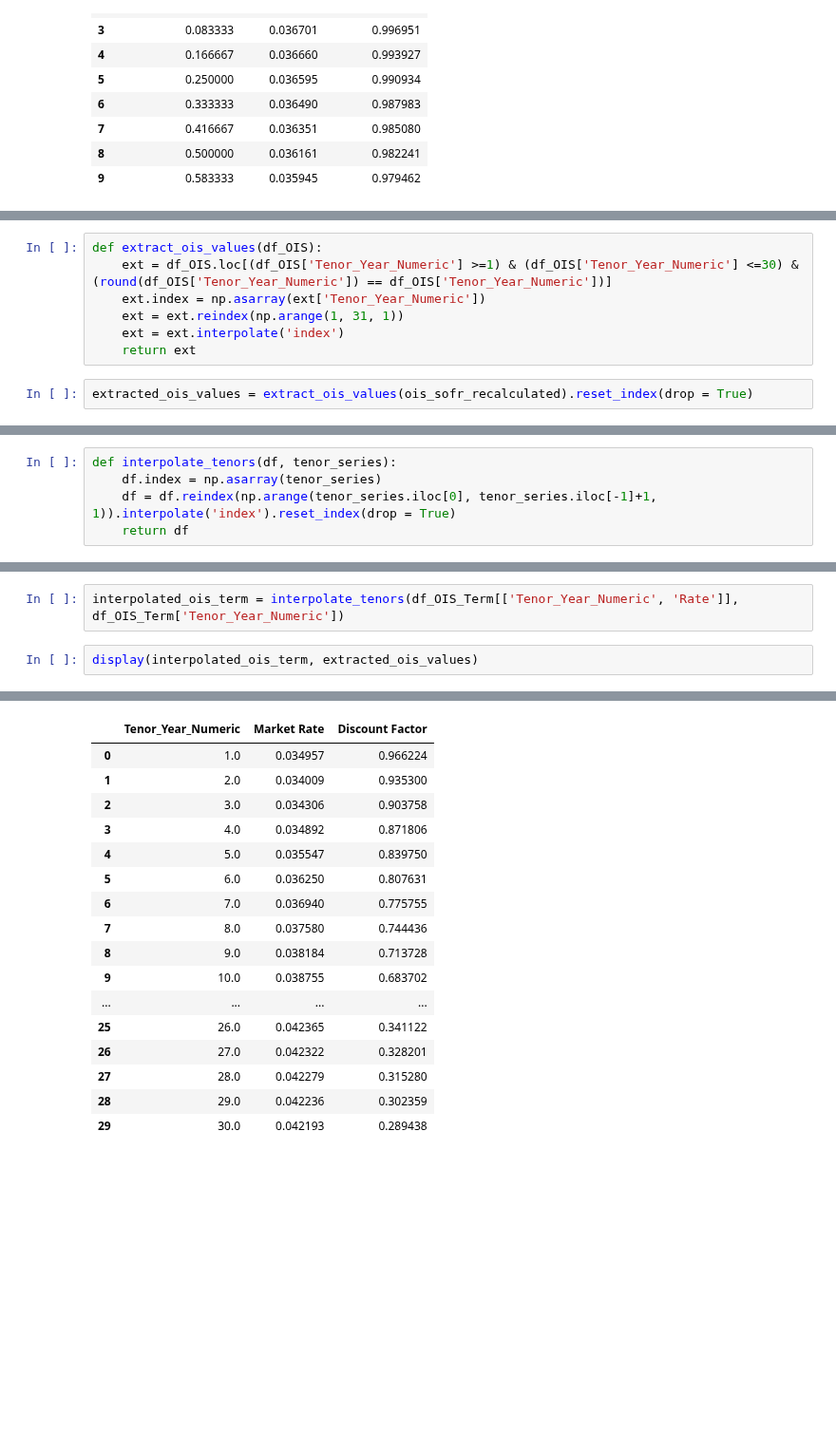
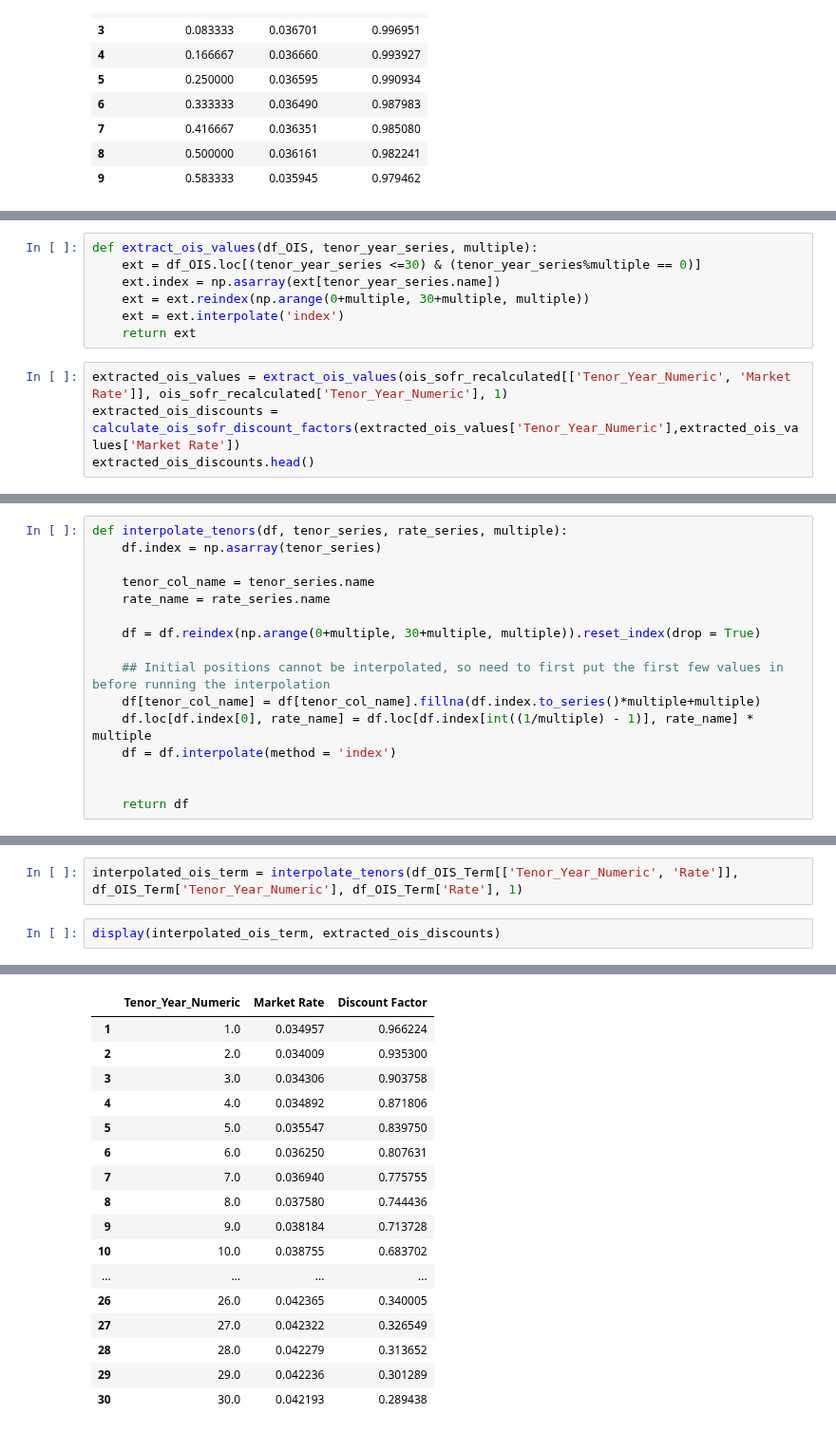
Before and after one commit to Gregtwl/QF605_Assignment, a Jupyter notebook: Answer_Deck.ipynb, the cells around one changed output, grey strips where cells are left out. Shown at 95% size. Cells and saved outputs as stored; diff of their text form; blank space fills up the shorter version.

Commit message:
Completed with Bootstrapping of all Curves and Discount Factors

```diff
--- a/Answer_Deck.ipynb
+++ b/Answer_Deck.ipynb
@@ -436,9 +458,11 @@ We can iteratively solve for $D(0,T_n)$ given the OIS SOFR rates
 # %%
-def extract_ois_values(df_OIS):
-    ext = df_OIS.loc[(df_OIS['Tenor_Year_Numeric'] >=1) & (df_OIS['Tenor_Year_Numeric'] <=30) & (round(df_OIS['Tenor_Year_Numeric']) == df_OIS['Tenor_Year_Numeric'])]
-    ext.index = np.asarray(ext['Tenor_Year_Numeric'])
-    ext = ext.reindex(np.arange(1, 31, 1))
+def extract_ois_values(df_OIS, tenor_year_series, multiple):
+    ext = df_OIS.loc[(tenor_year_series <=30) & (tenor_year_series%multiple == 0)]
+    ext.index = np.asarray(ext[tenor_year_series.name])
+    ext = ext.reindex(np.arange(0+multiple, 30+multiple, multiple))
     ext = ext.interpolate('index')
     return ext
 # %%
-extracted_ois_values = extract_ois_values(ois_sofr_recalculated).reset_index(drop = True)
+extracted_ois_values = extract_ois_values(ois_sofr_recalculated[['Tenor_Year_Numeric', 'Market Rate']], ois_sofr_recalculated['Tenor_Year_Numeric'], 1)
+extracted_ois_discounts = calculate_ois_sofr_discount_factors(extracted_ois_values['Tenor_Year_Numeric'],extracted_ois_values['Market Rate'])
+extracted_ois_discounts.head()
@@ -445,6 +476,17 @@ extracted_ois_values = extract_ois_values(ois_sofr_recalculated).reset_index(dro
 # %%
-def interpolate_tenors(df, tenor_series):
+def interpolate_tenors(df, tenor_series, rate_series, multiple):
     df.index = np.asarray(tenor_series)
-    df = df.reindex(np.arange(tenor_series.iloc[0], tenor_series.iloc[-1]+1, 1)).interpolate('index').reset_index(drop = True)
+
+    tenor_col_name = tenor_series.name
+    rate_name = rate_series.name
+
+    df = df.reindex(np.arange(0+multiple, 30+multiple, multiple)).reset_index(drop = True)
+
+    ## Initial positions cannot be interpolated, so need to first put the first few values in before running the interpolation
+    df[tenor_col_name] = df[tenor_col_name].fillna(df.index.to_series()*multiple+multiple)
+    df.loc[df.index[0], rate_name] = df.loc[df.index[int((1/multiple) - 1)], rate_name] * multiple
+    df = df.interpolate(method = 'index')
+
+
     return df
 # %%
@@ -469,39 +494,39 @@ df_OIS_Term
 # %%
-interpolated_ois_term = interpolate_tenors(df_OIS_Term[['Tenor_Year_Numeric', 'Rate']], df_OIS_Term['Tenor_Year_Numeric'])
+interpolated_ois_term = interpolate_tenors(df_OIS_Term[['Tenor_Year_Numeric', 'Rate']], df_OIS_Term['Tenor_Year_Numeric'], df_OIS_Term['Rate'], 1)
 # %%
-display(interpolated_ois_term, extracted_ois_values)
+display(interpolated_ois_term, extracted_ois_discounts)
 # %% [output]
 |  | Tenor_Year_Numeric | Rate |
 | 0 | 1.0 | 0.04650 |
 | 1 | 2.0 | 0.04350 |
 | 2 | 3.0 | 0.04150 |
 | 3 | 4.0 | 0.04020 |
 | 4 | 5.0 | 0.03950 |
 | 5 | 6.0 | 0.03920 |
 | 6 | 7.0 | 0.03900 |
 | 7 | 8.0 | 0.03900 |
 | 8 | 9.0 | 0.03910 |
 | 9 | 10.0 | 0.03930 |
 | ... | ... | ... |
 | 25 | 26.0 | 0.04112 |
 | 26 | 27.0 | 0.04114 |
 | 27 | 28.0 | 0.04116 |
 | 28 | 29.0 | 0.04118 |
 | 29 | 30.0 | 0.04120 |
 |  | Tenor_Year_Numeric | Market Rate | Discount Factor |
-| 0 | 1.0 | 0.034957 | 0.966224 |
-| 1 | 2.0 | 0.034009 | 0.935300 |
-| 2 | 3.0 | 0.034306 | 0.903758 |
-| 3 | 4.0 | 0.034892 | 0.871806 |
-| 4 | 5.0 | 0.035547 | 0.839750 |
-| 5 | 6.0 | 0.036250 | 0.807631 |
-| 6 | 7.0 | 0.036940 | 0.775755 |
-| 7 | 8.0 | 0.037580 | 0.744436 |
-| 8 | 9.0 | 0.038184 | 0.713728 |
-| 9 | 10.0 | 0.038755 | 0.683702 |
+| 1 | 1.0 | 0.034957 | 0.966224 |
+| 2 | 2.0 | 0.034009 | 0.935300 |
+| 3 | 3.0 | 0.034306 | 0.903758 |
+| 4 | 4.0 | 0.034892 | 0.871806 |
+| 5 | 5.0 | 0.035547 | 0.839750 |
+| 6 | 6.0 | 0.036250 | 0.807631 |
+| 7 | 7.0 | 0.036940 | 0.775755 |
+| 8 | 8.0 | 0.037580 | 0.744436 |
+| 9 | 9.0 | 0.038184 | 0.713728 |
+| 10 | 10.0 | 0.038755 | 0.683702 |
 | ... | ... | ... | ... |
-| 25 | 26.0 | 0.042365 | 0.341122 |
-| 26 | 27.0 | 0.042322 | 0.328201 |
-| 27 | 28.0 | 0.042279 | 0.315280 |
-| 28 | 29.0 | 0.042236 | 0.302359 |
-| 29 | 30.0 | 0.042193 | 0.289438 |
+| 26 | 26.0 | 0.042365 | 0.340005 |
+| 27 | 27.0 | 0.042322 | 0.326549 |
+| 28 | 28.0 | 0.042279 | 0.313652 |
+| 29 | 29.0 | 0.042236 | 0.301289 |
+| 30 | 30.0 | 0.042193 | 0.289438 |
```
Also changed, not shown: parts of 17 cells of this notebook.
